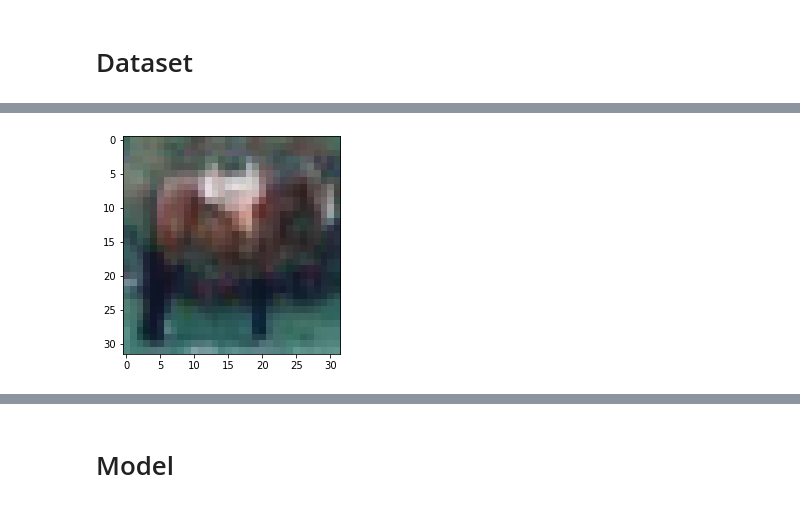
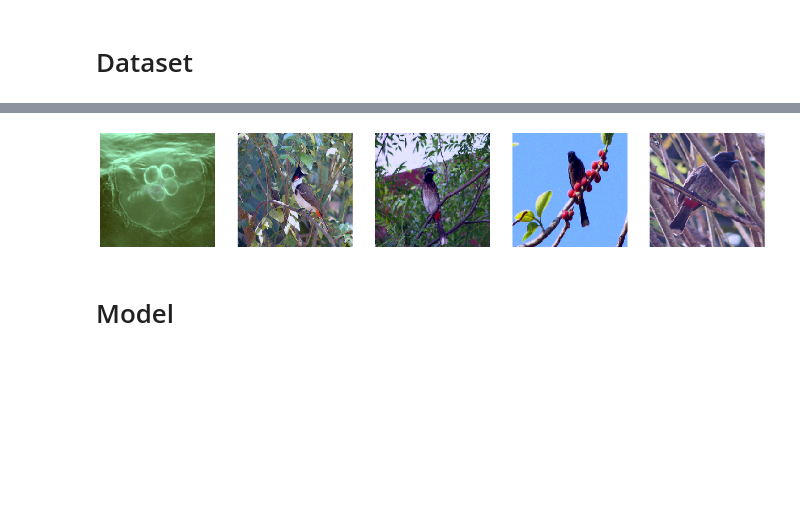
Before and after one commit to chengche6230/Deep-Learning-Course-Team-Project, a Jupyter notebook: Competition 4/DLcomp4_Team123_code.ipynb, the cells around one changed output, grey strips where cells are left out. Cells and saved outputs as stored; diff of their text form; code cells hidden in the pictures; blank space fills up the shorter version.

```diff
--- a/Competition 4/DLcomp4_Team123_code.ipynb
+++ b/Competition 4/DLcomp4_Team123_code.ipynb
@@ -109,3 +101,10 @@ MODE = 'imagenet'
+# %%
+# MODE = 'cifar10'
+MODE = 'imagenet'
+BATCH_SIZE = 32
+IMAGE_SIZE = 224
+NUM_CLASSES = 2
+LR = 0.001
 # %% [markdown]
 # Dataset
 # %%
@@ -125,5 +172,13 @@ batched_val_dataset = val_dataset.batch(BATCH_SIZE, drop_remainder=True)
-# %%
-for data in batched_dataset.take(1):
-    plt.imshow(data[0][3],cmap='gray')
-# %% [output]
-[figure, removed]
+# %%
+def show_image(dataset):
+    fig = plt.figure(figsize=(21,21))
+    num_pic = 5
+    plt.subplot(1,num_pic,1)
+    for data in dataset.take(1):
+        for idx in range(num_pic):
+            plt.subplot(1, num_pic, idx+1)
+            plt.imshow(data[0][idx])
+            plt.axis('off')
+# %%
+show_image(batched_dataset)
+# %% [output]
@@ -130,2 +188,3 @@ for data in batched_dataset.take(1):
+[figure, added]
 # %% [markdown]
 # Model
```
Also changed, not shown: parts of 21 cells of this notebook.
